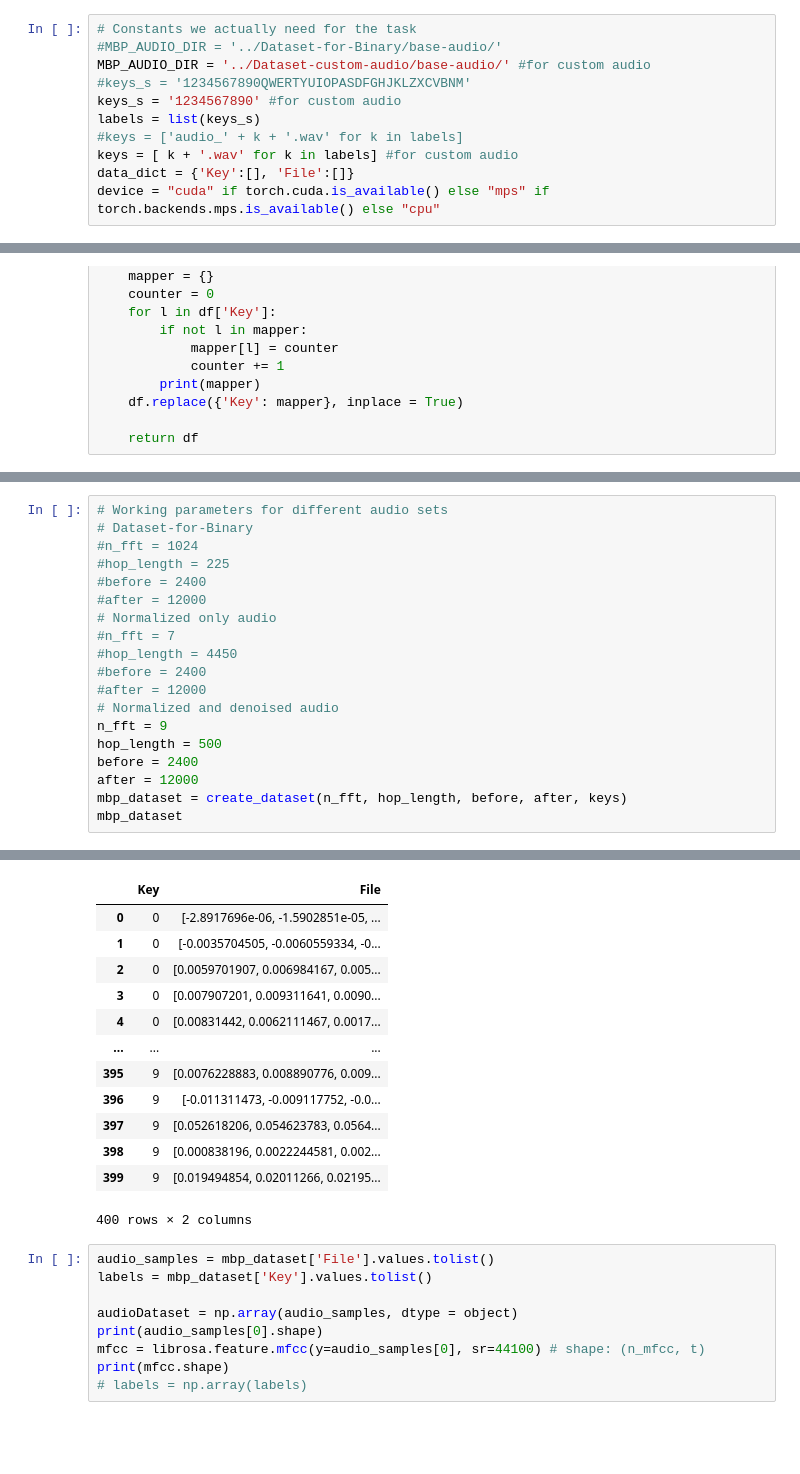
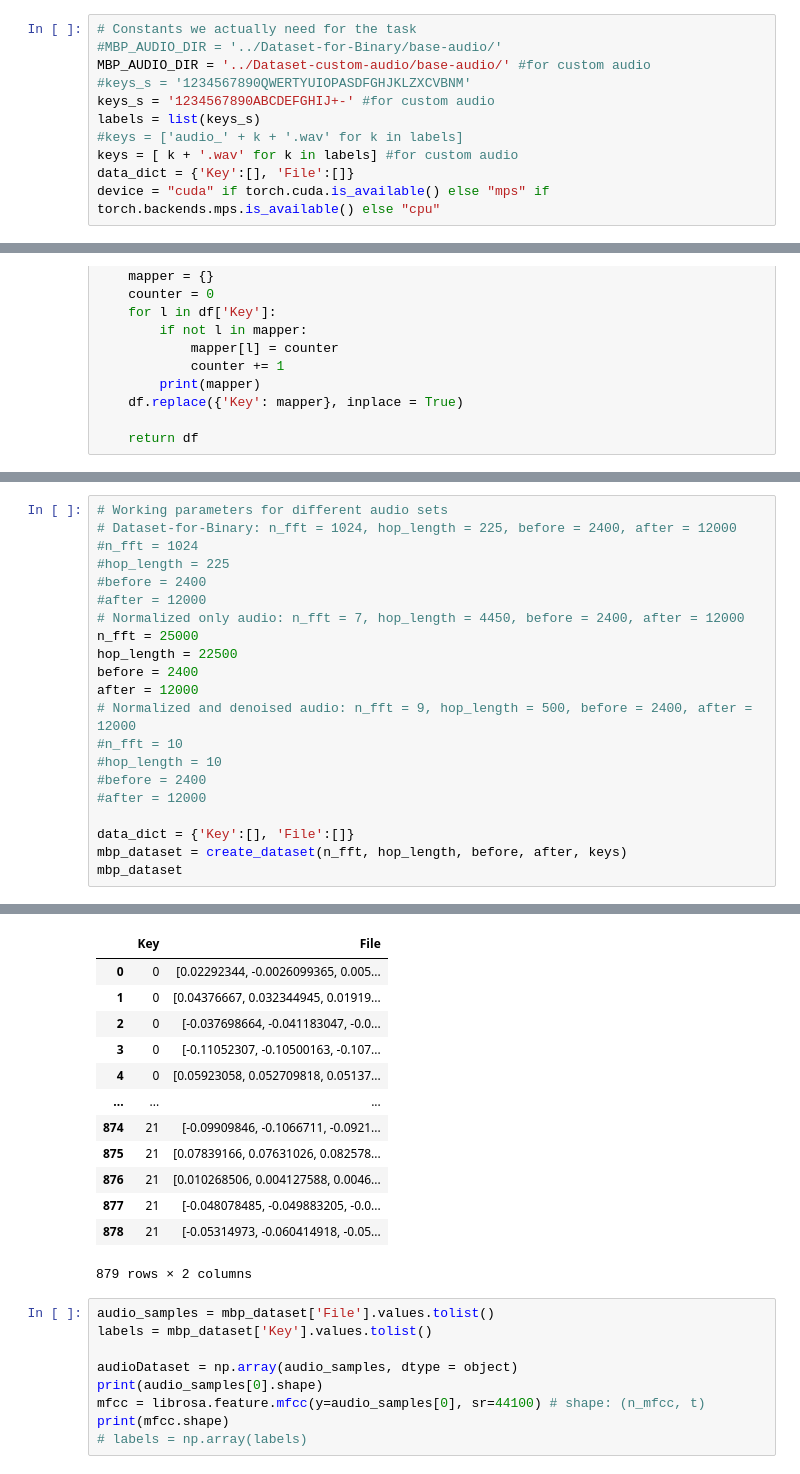
Before and after one commit to blondiedies/Binary-class, a Jupyter notebook: ClassificationCNN/TryingHybridCNNFinal.ipynb, the cells around one changed output, grey strips where cells are left out. Saved outputs shown, nothing was run; the diff lists cells and outputs as text; blank space fills up the shorter version.

Commit message:
Updated audio with letters A-J, plus Space (-) and Enter (+) keys. Kill me

```diff
--- a/ClassificationCNN/TryingHybridCNNFinal.ipynb
+++ b/ClassificationCNN/TryingHybridCNNFinal.ipynb
@@ -61,7 +65,7 @@ def isolator(signal, sample_rate, n_fft, hop_length, before, after, threshold, s
 #MBP_AUDIO_DIR = '../Dataset-for-Binary/base-audio/'
 MBP_AUDIO_DIR = '../Dataset-custom-audio/base-audio/' #for custom audio
 #keys_s = '1234567890QWERTYUIOPASDFGHJKLZXCVBNM'
-keys_s = '1234567890' #for custom audio
+keys_s = '1234567890ABCDEFGHIJ+-' #for custom audio
 labels = list(keys_s)
 #keys = ['audio_' + k + '.wav' for k in labels]
 keys = [ k + '.wav' for k in labels] #for custom audio
@@ -113,20 +123,22 @@ for key in keys_s:
 # %%
 # Working parameters for different audio sets
-# Dataset-for-Binary
+# Dataset-for-Binary: n_fft = 1024, hop_length = 225, before = 2400, after = 12000
 #n_fft = 1024
 #hop_length = 225
 #before = 2400
 #after = 12000
-# Normalized only audio
-#n_fft = 7
-#hop_length = 4450
+# Normalized only audio: n_fft = 7, hop_length = 4450, before = 2400, after = 12000
+n_fft = 25000
+hop_length = 22500
+before = 2400
+after = 12000
+# Normalized and denoised audio: n_fft = 9, hop_length = 500, before = 2400, after = 12000
+#n_fft = 10
+#hop_length = 10
 #before = 2400
 #after = 12000
-# Normalized and denoised audio
-n_fft = 9
-hop_length = 500
-before = 2400
-after = 12000
+
+data_dict = {'Key':[], 'File':[]}
 mbp_dataset = create_dataset(n_fft, hop_length, before, after, keys)
 mbp_dataset
 # %% [output]
@@ -150,16 +162,16 @@ File 0.wav length: 38
 |  | Key | File |
-| 0 | 0 | [-2.8917696e-06, -1.5902851e-05, ... |
-| 1 | 0 | [-0.0035704505, -0.0060559334, -0... |
-| 2 | 0 | [0.0059701907, 0.006984167, 0.005... |
-| 3 | 0 | [0.007907201, 0.009311641, 0.0090... |
-| 4 | 0 | [0.00831442, 0.0062111467, 0.0017... |
+| 0 | 0 | [0.02292344, -0.0026099365, 0.005... |
+| 1 | 0 | [0.04376667, 0.032344945, 0.01919... |
+| 2 | 0 | [-0.037698664, -0.041183047, -0.0... |
+| 3 | 0 | [-0.11052307, -0.10500163, -0.107... |
+| 4 | 0 | [0.05923058, 0.052709818, 0.05137... |
 | ... | ... | ... |
-| 395 | 9 | [0.0076228883, 0.008890776, 0.009... |
-| 396 | 9 | [-0.011311473, -0.009117752, -0.0... |
-| 397 | 9 | [0.052618206, 0.054623783, 0.0564... |
-| 398 | 9 | [0.000838196, 0.0022244581, 0.002... |
-| 399 | 9 | [0.019494854, 0.02011266, 0.02195... |
+| 874 | 21 | [-0.09909846, -0.1066711, -0.0921... |
+| 875 | 21 | [0.07839166, 0.07631026, 0.082578... |
+| 876 | 21 | [0.010268506, 0.004127588, 0.0046... |
+| 877 | 21 | [-0.048078485, -0.049883205, -0.0... |
+| 878 | 21 | [-0.05314973, -0.060414918, -0.05... |
-400 rows × 2 columns
+879 rows × 2 columns
 # %%
 audio_samples = mbp_dataset['File'].values.tolist()
 labels = mbp_dataset['Key'].values.tolist()
```
Also changed, not shown: parts of 9 cells of this notebook, 49 other files.
